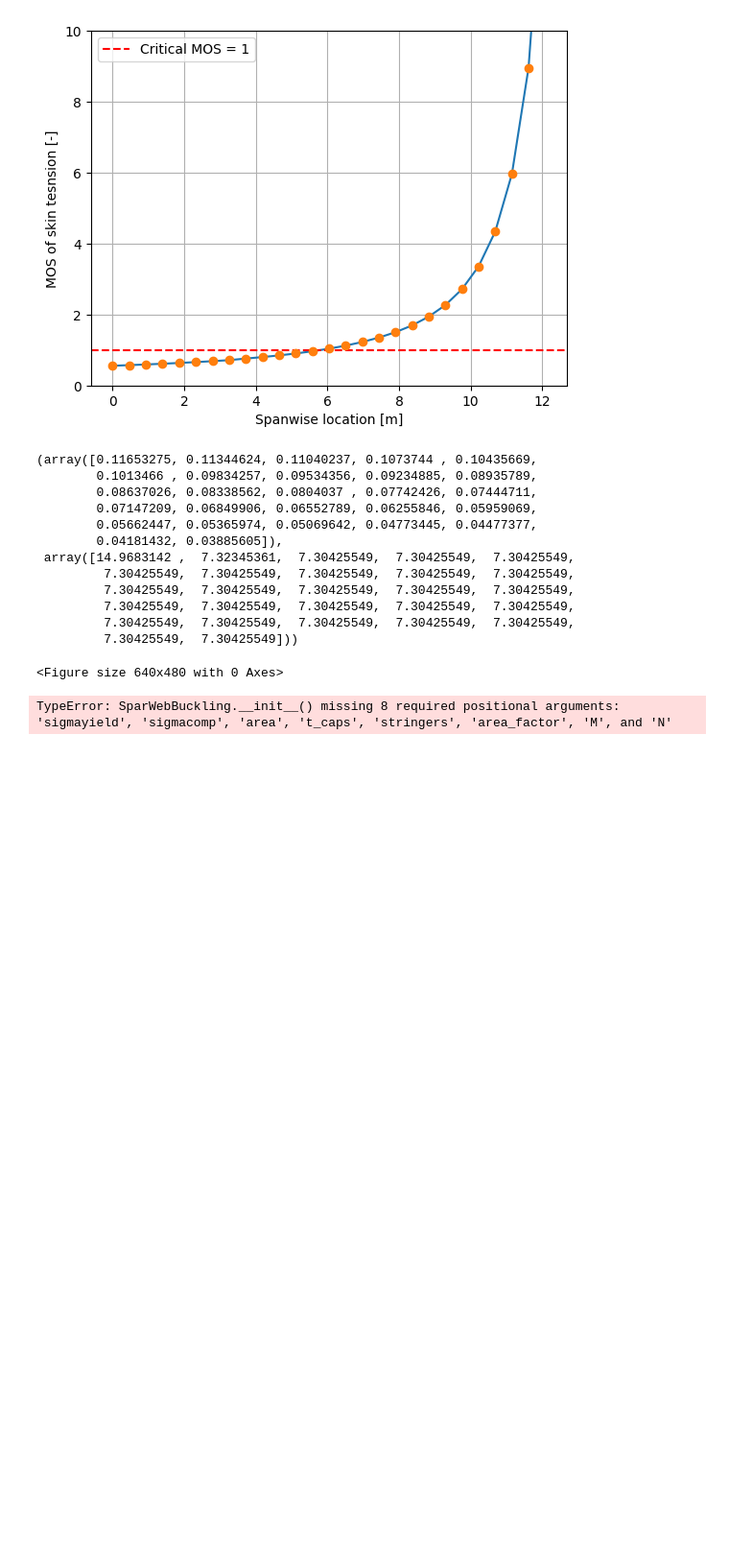
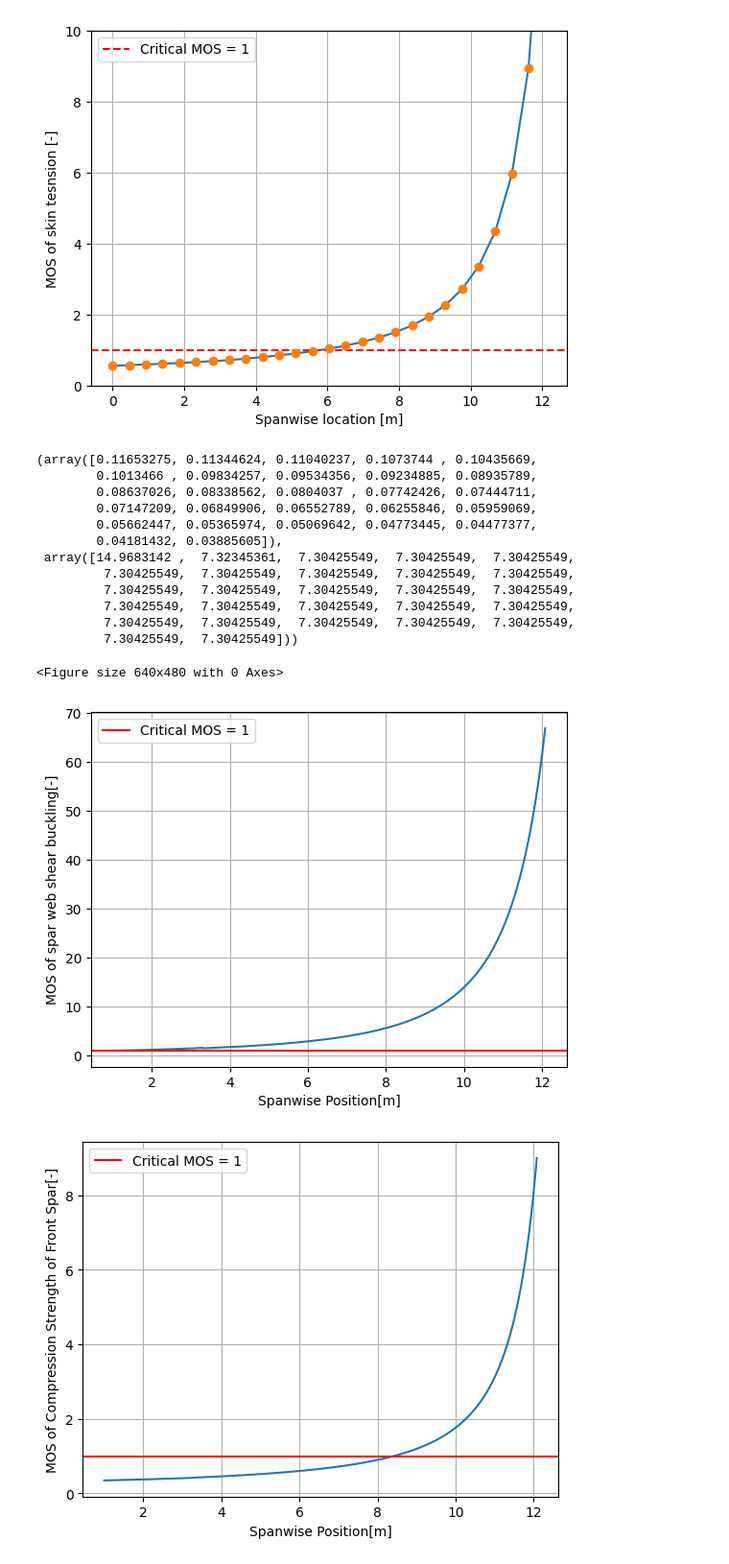
Before and after one commit to federicoangioni/AE2111-I-Aerospace-System-Design, a Jupyter notebook: WP4-5/main_faster.ipynb, the cells around one changed output. Shown at 96% size. Drawn from its saved outputs; the diff is of its cells as text; code cells hidden in the pictures; blank space fills up the shorter version.

```diff
--- a/WP4-5/main_faster.ipynb
+++ b/WP4-5/main_faster.ipynb
@@ -215,12 +215,15 @@ skin.skin_Ks(concentration= 0.01)
 # %%
 from wp5_1 import SparWebBuckling, area_crosssection
 t_front = 7e-3
 t_rear = 8e-3
 
 spar = SparWebBuckling(wingbox_geometry=wingbox.geometry, wingspan=wingbox.wingspan, E= E, pois = 0.33, t_front= t_front, t_rear=t_rear,
-                       k_v= 1.5, I_tot=wingbox.MOM_total, sigmayield=tsY, sigmacomp= sigmaComp, area= area_crosssection, t_caps = t_caps, stringers=stringers)
+                       k_v= 1.5, I_tot=wingbox.MOM_total, sigmayield=tsY, sigmacomp= sigmaComp, area= area_crosssection, t_caps = t_caps, stringers=stringers, area_factor=area_factor, M = g_moment, N = g_axial)
 spar.margin_of_safety(z=1, V= g_shear, T=g_torque)
 
-spar.show_mos(V= g_shear, T= g_torque, choice = 'front')
+spar.show_mos_buckling(V= g_shear, T= g_torque, choice = 'front')
+
+spar.show_mos_normal(choice = 'front')
 # %% [output]
-TypeError: SparWebBuckling.__init__() missing 8 required positional arguments: 'sigmayield', 'sigmacomp', 'area', 't_caps', 'stringers', 'area_factor', 'M', and 'N'
+[figure, added]
+[figure, added]
```
Also changed, not shown: parts of 2 cells of this notebook, 2 other files.
